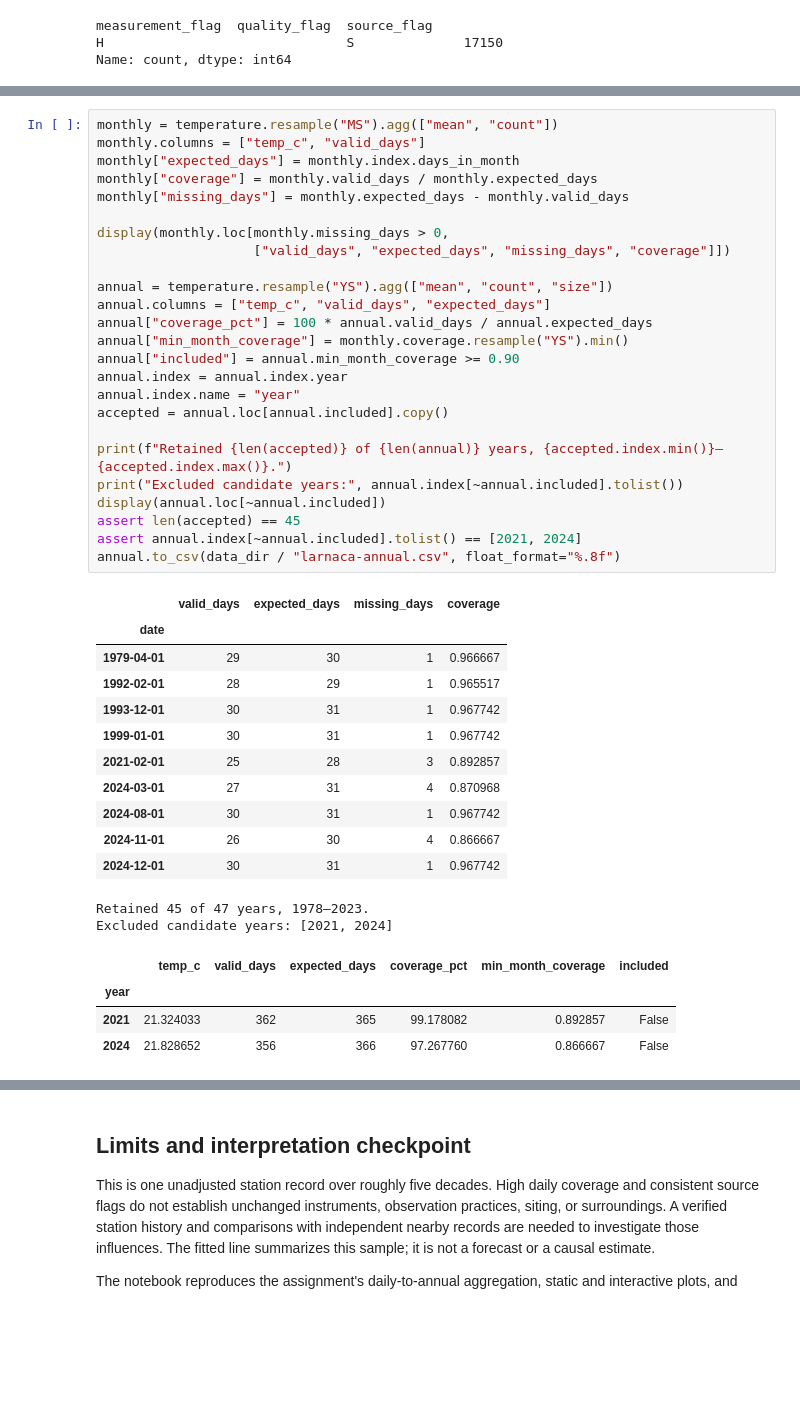
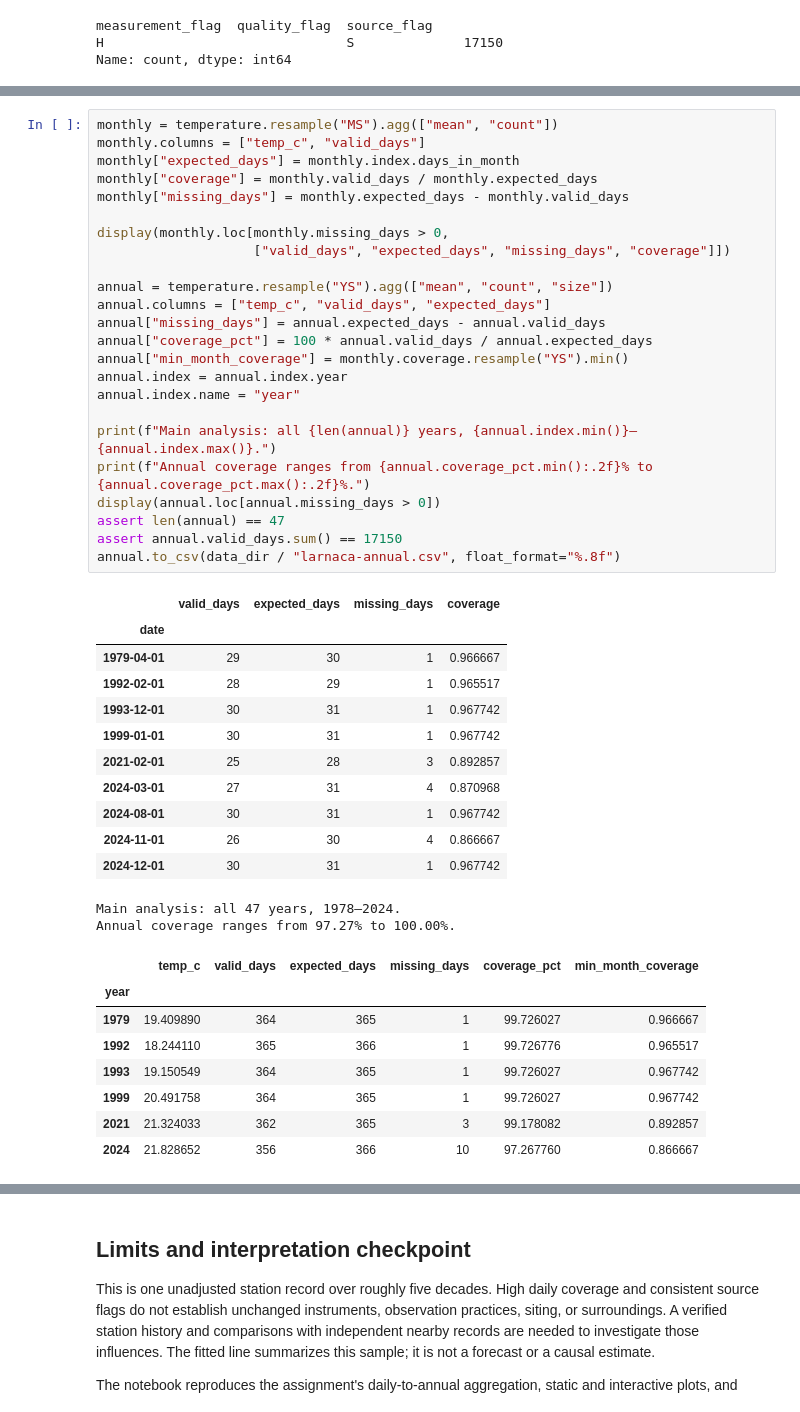
Before and after one commit to rileythejones/01-climate-fall-template, a Jupyter notebook: 06-cyprus-temperature.ipynb, the cells around one changed output, grey strips where cells are left out. Cells and saved outputs as stored; diff of their text form; blank space fills up the shorter version.

```diff
--- a/06-cyprus-temperature.ipynb
+++ b/06-cyprus-temperature.ipynb
@@ -96,44 +98,47 @@ As in Boulder, each annual value is the arithmetic mean of the available daily t
 # %%
 monthly = temperature.resample("MS").agg(["mean", "count"])
 monthly.columns = ["temp_c", "valid_days"]
 monthly["expected_days"] = monthly.index.days_in_month
 monthly["coverage"] = monthly.valid_days / monthly.expected_days
 monthly["missing_days"] = monthly.expected_days - monthly.valid_days
 
 display(monthly.loc[monthly.missing_days > 0,
                     ["valid_days", "expected_days", "missing_days", "coverage"]])
 
 annual = temperature.resample("YS").agg(["mean", "count", "size"])
 annual.columns = ["temp_c", "valid_days", "expected_days"]
+annual["missing_days"] = annual.expected_days - annual.valid_days
 annual["coverage_pct"] = 100 * annual.valid_days / annual.expected_days
 annual["min_month_coverage"] = monthly.coverage.resample("YS").min()
-annual["included"] = annual.min_month_coverage >= 0.90
 annual.index = annual.index.year
 annual.index.name = "year"
-accepted = annual.loc[annual.included].copy()
 
-print(f"Retained {len(accepted)} of {len(annual)} years, {accepted.index.min()}–{accepted.index.max()}.")
-print("Excluded candidate years:", annual.index[~annual.included].tolist())
-display(annual.loc[~annual.included])
-assert len(accepted) == 45
-assert annual.index[~annual.included].tolist() == [2021, 2024]
+print(f"Main analysis: all {len(annual)} years, {annual.index.min()}–{annual.index.max()}.")
+print(f"Annual coverage ranges from {annual.coverage_pct.min():.2f}% to {annual.coverage_pct.max():.2f}%.")
+display(annual.loc[annual.missing_days > 0])
+assert len(annual) == 47
+assert annual.valid_days.sum() == 17150
 annual.to_csv(data_dir / "larnaca-annual.csv", float_format="%.8f")
 # %% [output]
 |  | valid_days | expected_days | missing_days | coverage |
 | date |  |  |  |  |
 | 1979-04-01 | 29 | 30 | 1 | 0.966667 |
 | 1992-02-01 | 28 | 29 | 1 | 0.965517 |
 | 1993-12-01 | 30 | 31 | 1 | 0.967742 |
 | 1999-01-01 | 30 | 31 | 1 | 0.967742 |
 | 2021-02-01 | 25 | 28 | 3 | 0.892857 |
 | 2024-03-01 | 27 | 31 | 4 | 0.870968 |
 | 2024-08-01 | 30 | 31 | 1 | 0.967742 |
 | 2024-11-01 | 26 | 30 | 4 | 0.866667 |
 | 2024-12-01 | 30 | 31 | 1 | 0.967742 |
-Retained 45 of 47 years, 1978–2023.
-Excluded candidate years: [2021, 2024]
+Main analysis: all 47 years, 1978–2024.
+Annual coverage ranges from 97.27% to 100.00%.
-|  | temp_c | valid_days | expected_days | coverage_pct | min_month_coverage | included |
+|  | temp_c | valid_days | expected_days | missing_days | coverage_pct | min_month_coverage |
 | year |  |  |  |  |  |  |
-| 2021 | 21.324033 | 362 | 365 | 99.178082 | 0.892857 | False |
-| 2024 | 21.828652 | 356 | 366 | 97.267760 | 0.866667 | False |
+| 1979 | 19.409890 | 364 | 365 | 1 | 99.726027 | 0.966667 |
+| 1992 | 18.244110 | 365 | 366 | 1 | 99.726776 | 0.965517 |
+| 1993 | 19.150549 | 364 | 365 | 1 | 99.726027 | 0.967742 |
+| 1999 | 20.491758 | 364 | 365 | 1 | 99.726027 | 0.967742 |
+| 2021 | 21.324033 | 362 | 365 | 3 | 99.178082 | 0.892857 |
+| 2024 | 21.828652 | 356 | 366 | 10 | 97.267760 | 0.866667 |
 # %% [markdown]
```
Also changed, not shown: parts of 11 cells of this notebook, 7 other files.
